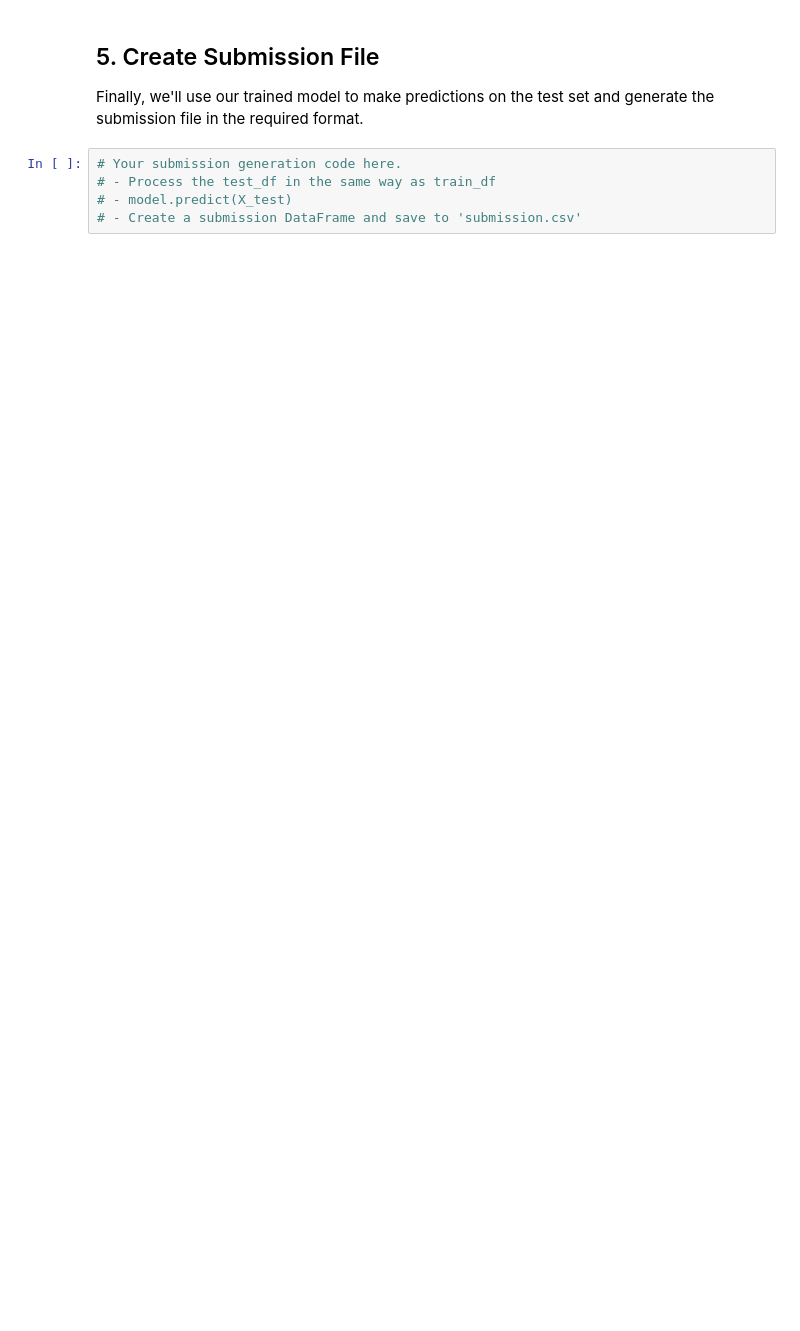
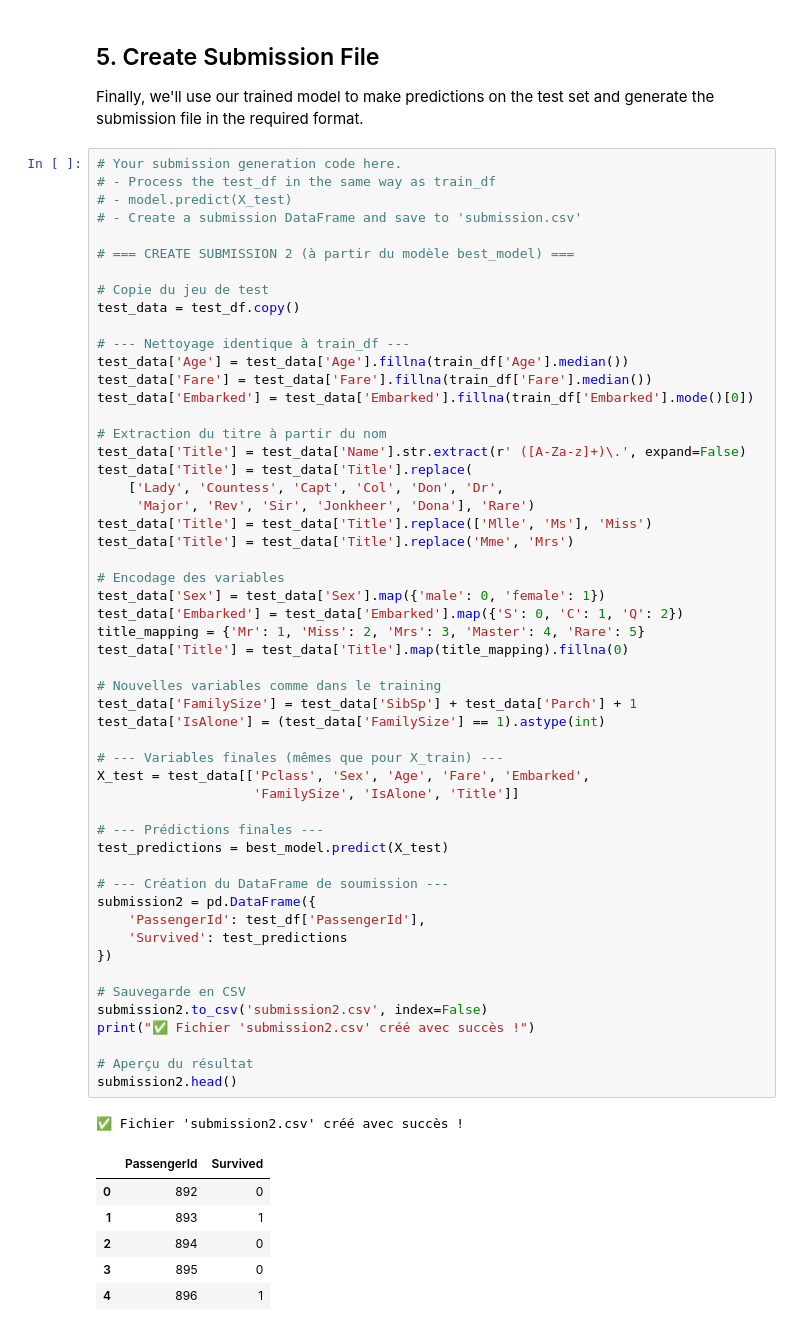
Before and after one commit to RonaldDonfack/Bole, a Jupyter notebook: titanic_analysis_nathan.ipynb, the cells around one changed output. Drawn from its saved outputs; the diff is of its cells as text; blank space fills up the shorter version.

```diff
--- a/titanic_analysis_nathan.ipynb
+++ b/titanic_analysis_nathan.ipynb
@@ -67,8 +315,64 @@ It's time to choose a model, train it on our processed data, and see how well it
 ## 5. Create Submission File
 
 Finally, we'll use our trained model to make predictions on the test set and generate the submission file in the required format.
-# %%
-# Your submission generation code here.
-# - Process the test_df in the same way as train_df
-# - model.predict(X_test)
-# - Create a submission DataFrame and save to 'submission.csv'
+# %%
+# Your submission generation code here.
+# - Process the test_df in the same way as train_df
+# - model.predict(X_test)
+# - Create a submission DataFrame and save to 'submission.csv'
+
+# === CREATE SUBMISSION 2 (à partir du modèle best_model) ===
+
+# Copie du jeu de test
+test_data = test_df.copy()
+
+# --- Nettoyage identique à train_df ---
+test_data['Age'] = test_data['Age'].fillna(train_df['Age'].median())
+test_data['Fare'] = test_data['Fare'].fillna(train_df['Fare'].median())
+test_data['Embarked'] = test_data['Embarked'].fillna(train_df['Embarked'].mode()[0])
+
+# Extraction du titre à partir du nom
+test_data['Title'] = test_data['Name'].str.extract(r' ([A-Za-z]+)\.', expand=False)
+test_data['Title'] = test_data['Title'].replace(
+    ['Lady', 'Countess', 'Capt', 'Col', 'Don', 'Dr',
+     'Major', 'Rev', 'Sir', 'Jonkheer', 'Dona'], 'Rare')
+test_data['Title'] = test_data['Title'].replace(['Mlle', 'Ms'], 'Miss')
+test_data['Title'] = test_data['Title'].replace('Mme', 'Mrs')
+
+# Encodage des variables
+test_data['Sex'] = test_data['Sex'].map({'male': 0, 'female': 1})
+test_data['Embarked'] = test_data['Embarked'].map({'S': 0, 'C': 1, 'Q': 2})
+title_mapping = {'Mr': 1, 'Miss': 2, 'Mrs': 3, 'Master': 4, 'Rare': 5}
+test_data['Title'] = test_data['Title'].map(title_mapping).fillna(0)
+
+# Nouvelles variables comme dans le training
+test_data['FamilySize'] = test_data['SibSp'] + test_data['Parch'] + 1
+test_data['IsAlone'] = (test_data['FamilySize'] == 1).astype(int)
+
+# --- Variables finales (mêmes que pour X_train) ---
+X_test = test_data[['Pclass', 'Sex', 'Age', 'Fare', 'Embarked',
+                    'FamilySize', 'IsAlone', 'Title']]
+
+# --- Prédictions finales ---
+test_predictions = best_model.predict(X_test)
+
+# --- Création du DataFrame de soumission ---
+submission2 = pd.DataFrame({
+    'PassengerId': test_df['PassengerId'],
+    'Survived': test_predictions
+})
+
+# Sauvegarde en CSV
+submission2.to_csv('submission2.csv', index=False)
+print("✅ Fichier 'submission2.csv' créé avec succès !")
+
+# Aperçu du résultat
+submission2.head()
+# %% [output]
+✅ Fichier 'submission2.csv' créé avec succès !
+|  | PassengerId | Survived |
+| 0 | 892 | 0 |
+| 1 | 893 | 1 |
+| 2 | 894 | 0 |
+| 3 | 895 | 0 |
+| 4 | 896 | 1 |
```
Also changed, not shown: parts of 6 cells of this notebook.
